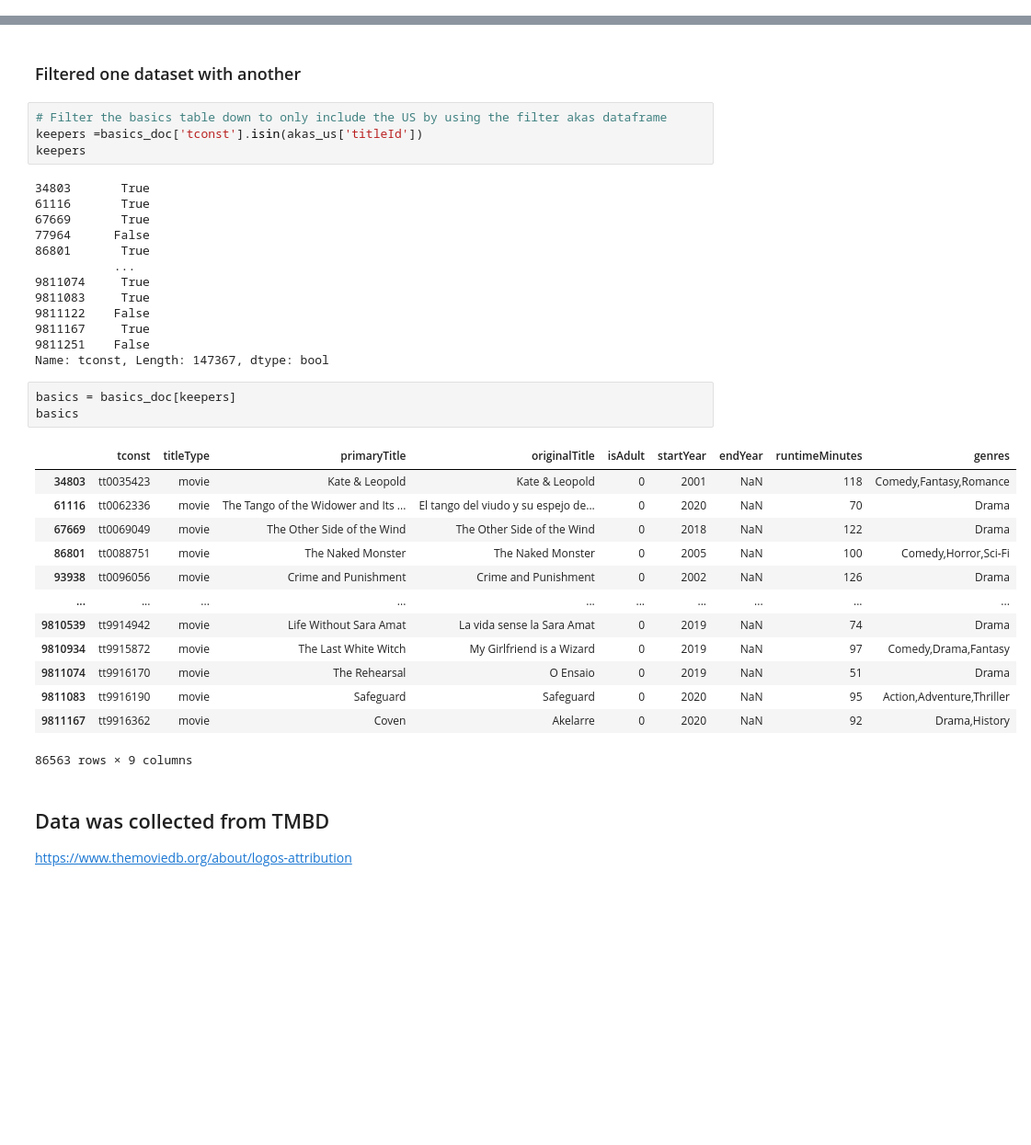
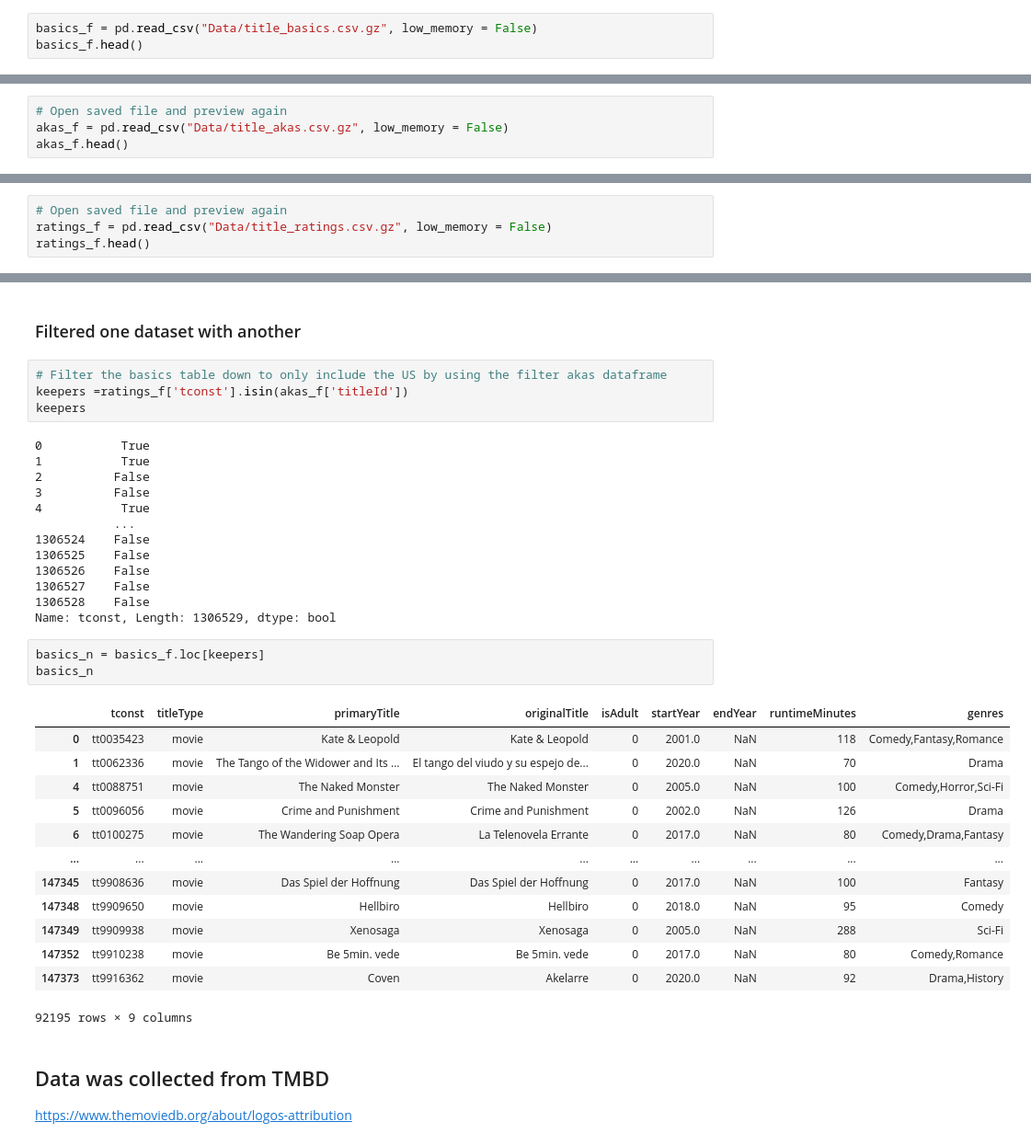
Before and after one commit to Luz-Dobbins/Movie-Database, a Jupyter notebook: Project 3.ipynb, the cells around one changed output, grey strips where cells are left out. Shown: that part at 92% size. Cells and saved outputs as stored; diff of their text form; blank space fills up the shorter version.

```diff
--- a/Project 3.ipynb
+++ b/Project 3.ipynb
@@ -138,0 +164,3 @@ memory usage: 11.2+ MB
+# %%
+basics_f = pd.read_csv("Data/title_basics.csv.gz", low_memory = False)
+basics_f.head()
@@ -195,0 +234,4 @@ memory usage: 98.4+ MB
+# %%
+# Open saved file and preview again
+akas_f = pd.read_csv("Data/title_akas.csv.gz", low_memory = False)
+akas_f.head()
@@ -226,0 +279,4 @@ memory usage: 29.9+ MB
+# %%
+# Open saved file and preview again
+ratings_f = pd.read_csv("Data/title_ratings.csv.gz", low_memory = False)
+ratings_f.head()
@@ -228,38 +291,38 @@ memory usage: 29.9+ MB
 ### Filtered one dataset with another
 # %%
 # Filter the basics table down to only include the US by using the filter akas dataframe
-keepers =basics_doc['tconst'].isin(akas_us['titleId'])
+keepers =ratings_f['tconst'].isin(akas_f['titleId'])
 keepers
 # %% [output]
-34803       True
-61116       True
-67669       True
-77964      False
-86801       True
+0           True
+1           True
+2          False
+3          False
+4           True
            ...
-9811074     True
-9811083     True
-9811122    False
-9811167     True
-9811251    False
-Name: tconst, Length: 147367, dtype: bool
+1306524    False
+1306525    False
+1306526    False
+1306527    False
+1306528    False
+Name: tconst, Length: 1306529, dtype: bool
 # %%
-basics = basics_doc[keepers]
-basics
+basics_n = basics_f.loc[keepers]
+basics_n
 # %% [output]
 |  | tconst | titleType | primaryTitle | originalTitle | isAdult | startYear | endYear | runtimeMinutes | genres |
-| 34803 | tt0035423 | movie | Kate & Leopold | Kate & Leopold | 0 | 2001 | NaN | 118 | Comedy,Fantasy,Romance |
-| 61116 | tt0062336 | movie | The Tango of the Widower and Its ... | El tango del viudo y su espejo de... | 0 | 2020 | NaN | 70 | Drama |
-| 67669 | tt0069049 | movie | The Other Side of the Wind | The Other Side of the Wind | 0 | 2018 | NaN | 122 | Drama |
-| 86801 | tt0088751 | movie | The Naked Monster | The Naked Monster | 0 | 2005 | NaN | 100 | Comedy,Horror,Sci-Fi |
-| 93938 | tt0096056 | movie | Crime and Punishment | Crime and Punishment | 0 | 2002 | NaN | 126 | Drama |
+| 0 | tt0035423 | movie | Kate & Leopold | Kate & Leopold | 0 | 2001.0 | NaN | 118 | Comedy,Fantasy,Romance |
+| 1 | tt0062336 | movie | The Tango of the Widower and Its ... | El tango del viudo y su espejo de... | 0 | 2020.0 | NaN | 70 | Drama |
+| 4 | tt0088751 | movie | The Naked Monster | The Naked Monster | 0 | 2005.0 | NaN | 100 | Comedy,Horror,Sci-Fi |
+| 5 | tt0096056 | movie | Crime and Punishment | Crime and Punishment | 0 | 2002.0 | NaN | 126 | Drama |
+| 6 | tt0100275 | movie | The Wandering Soap Opera | La Telenovela Errante | 0 | 2017.0 | NaN | 80 | Comedy,Drama,Fantasy |
 | ... | ... | ... | ... | ... | ... | ... | ... | ... | ... |
-| 9810539 | tt9914942 | movie | Life Without Sara Amat | La vida sense la Sara Amat | 0 | 2019 | NaN | 74 | Drama |
-| 9810934 | tt9915872 | movie | The Last White Witch | My Girlfriend is a Wizard | 0 | 2019 | NaN | 97 | Comedy,Drama,Fantasy |
-| 9811074 | tt9916170 | movie | The Rehearsal | O Ensaio | 0 | 2019 | NaN | 51 | Drama |
-| 9811083 | tt9916190 | movie | Safeguard | Safeguard | 0 | 2020 | NaN | 95 | Action,Adventure,Thriller |
-| 9811167 | tt9916362 | movie | Coven | Akelarre | 0 | 2020 | NaN | 92 | Drama,History |
+| 147345 | tt9908636 | movie | Das Spiel der Hoffnung | Das Spiel der Hoffnung | 0 | 2017.0 | NaN | 100 | Fantasy |
+| 147348 | tt9909650 | movie | Hellbiro | Hellbiro | 0 | 2018.0 | NaN | 95 | Comedy |
+| 147349 | tt9909938 | movie | Xenosaga | Xenosaga | 0 | 2005.0 | NaN | 288 | Sci-Fi |
+| 147352 | tt9910238 | movie | Be 5min. vede | Be 5min. vede | 0 | 2017.0 | NaN | 80 | Comedy,Romance |
+| 147373 | tt9916362 | movie | Coven | Akelarre | 0 | 2020.0 | NaN | 92 | Drama,History |
-86563 rows × 9 columns
+92195 rows × 9 columns
 # %% [markdown]
 ## Data was collected from TMBD
 https://www.themoviedb.org/about/logos-attribution
```
Also changed, not shown: parts of 29 cells of this notebook, 3 other files.
